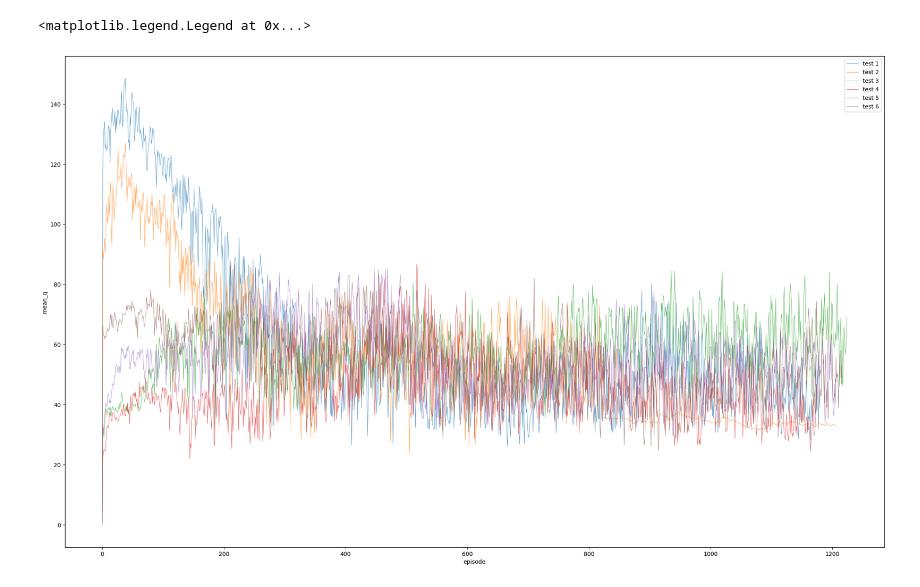
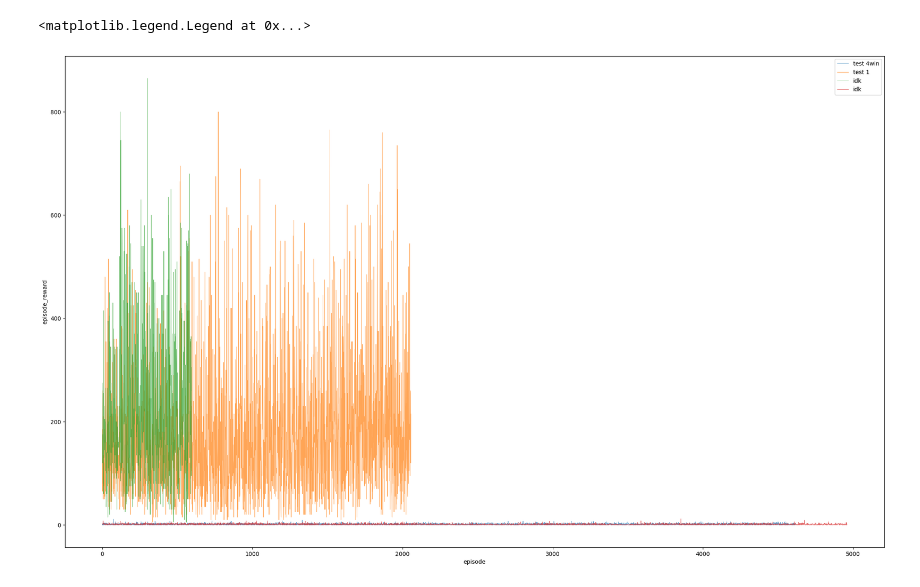
Before and after one commit to mosal2000/EE-Atari-RL, a Jupyter notebook: Code/dataVis.ipynb, the cells around one changed output. Drawn from its saved outputs; the diff is of its cells as text; code cells hidden in the pictures.

Commit message:
fixed up test things

```diff
--- a/Code/dataVis.ipynb
+++ b/Code/dataVis.ipynb
@@ -2,48 +2,43 @@
 import pandas as pd
 import matplotlib.pyplot as plt
 # %%
-df = pd.read_csv(r"test\test.csv")
-df2 = pd.read_csv(r"test 2\test2.csv")
-df3 = pd.read_csv(r"test 3\test3.csv")
-df4 = pd.read_csv(r"test 4\test4.csv")
-df5 = pd.read_csv(r"test 5\test5.csv")
-df6 = pd.read_csv(r"test 6\test6.csv")
+df = pd.read_csv(r"test\test_1_4win.csv")
+df2 = pd.read_csv(r"test\test_01.csv")
+df3 = pd.read_csv(r"test\test_1.csv")
+df4 = pd.read_csv(r"test\test_other1.csv")
 # %%
 cols = ["loss", "mae", "mean_q", "mean_eps", "episode_reward", "nb_episode_steps", "nb_steps", "episode", "duration"]
 
-tCol = 'mean_q'
+tCol = 'episode_reward'
 tX = 'episode'
 
 x1 = df[tX]
+y1 = df[tCol]
+
 x2 = df2[tX]
+y2 = df2[tCol]
+
 x3 = df3[tX]
+y3 = df3[tCol]
+
 x4 = df4[tX]
-x5 = df5[tX]
-x6 = df6[tX]
-
-y1 = df[tCol]
-y2 = df2[tCol]
-y3 = df3[tCol]
 y4 = df4[tCol]
-y5 = df5[tCol]
-y6 = df6[tCol]
 
 alpha = 0.7
 lw = 0.7
 
 fig = plt.figure(figsize=(20,12))
 ax = fig.add_axes([0,0,1,1])
 
-ax.plot(x1,y1, alpha=alpha, label = "test 1", lw=lw)
-ax.plot(x2,y2, alpha=alpha, label = "test 2", lw=lw)
-ax.plot(x3,y3, alpha=alpha, label = "test 3", lw=lw)
-ax.plot(x4,y4, alpha=alpha, label = "test 4", lw=lw)
-ax.plot(x5,y5, alpha=alpha, label = "test 5", lw=lw)
-ax.plot(x6,y6, alpha=alpha, label = "test 6", lw=lw)
+ax.plot(x1,y1, alpha=alpha, label = "test 4win", lw=lw)
+ax.plot(x2,y2, alpha=alpha, label = "test 1", lw=lw)
+ax.plot(x3,y3, alpha=alpha, label = "idk", lw=lw)
+ax.plot(x4,y4, alpha=alpha, label = "idk", lw=lw)
+
 
 ax.set_xlabel(tX)
 ax.set_ylabel(tCol)
 ax.legend(loc=0)
 # %% [output]
 <matplotlib.legend.Legend at 0x...>
-[figure, old version]
+[figure, new version]
```
Also changed, not shown: 11 other files.
